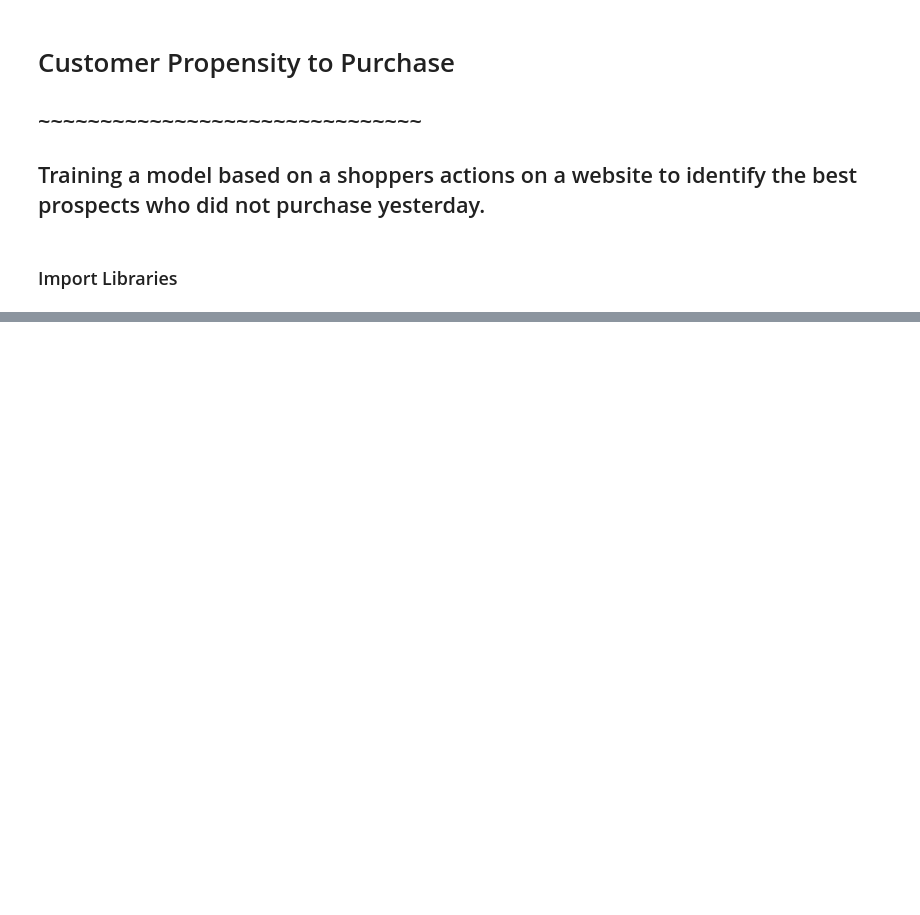
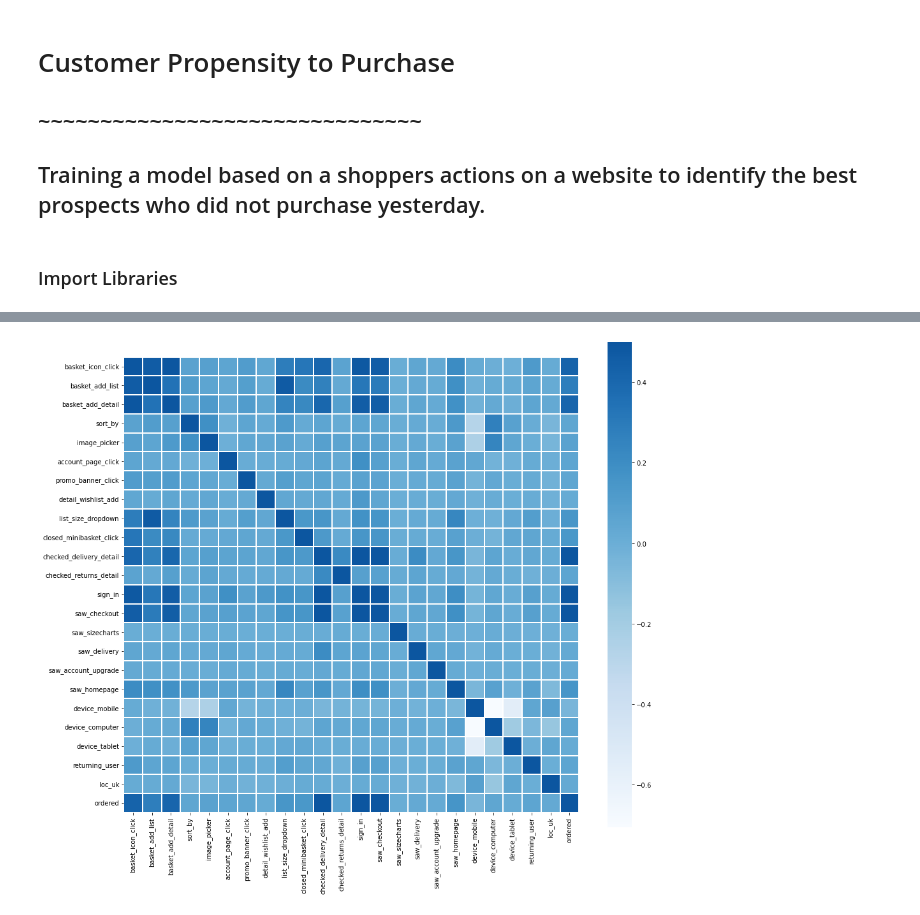
Before and after one commit to FazalQureshi/Customer-Propensity-to-Purchase, a Jupyter notebook: Untitled-1.ipynb, the cells around one changed output, grey strips where cells are left out. Drawn from its saved outputs; the diff is of its cells as text; code cells hidden in the pictures; blank space fills up the shorter version.

```diff
--- a/Untitled-1.ipynb
+++ b/Untitled-1.ipynb
@@ -21,0 +60,10 @@ FileNotFoundError: [Errno 2] No such file or directory: 'training_sample.csv'
+# %%
+import seaborn as sns
+corr = train.corr()
+plt.figure(figsize=(16, 14))
+sns.heatmap(corr, vmax=0.5, center=0,
+            square=True, linewidths=2, cmap='Blues')
+plt.savefig("heatmap.png")
+plt.show()
+# %% [output]
+[figure, added]
```
Also changed, not shown: parts of 16 cells of this notebook.
